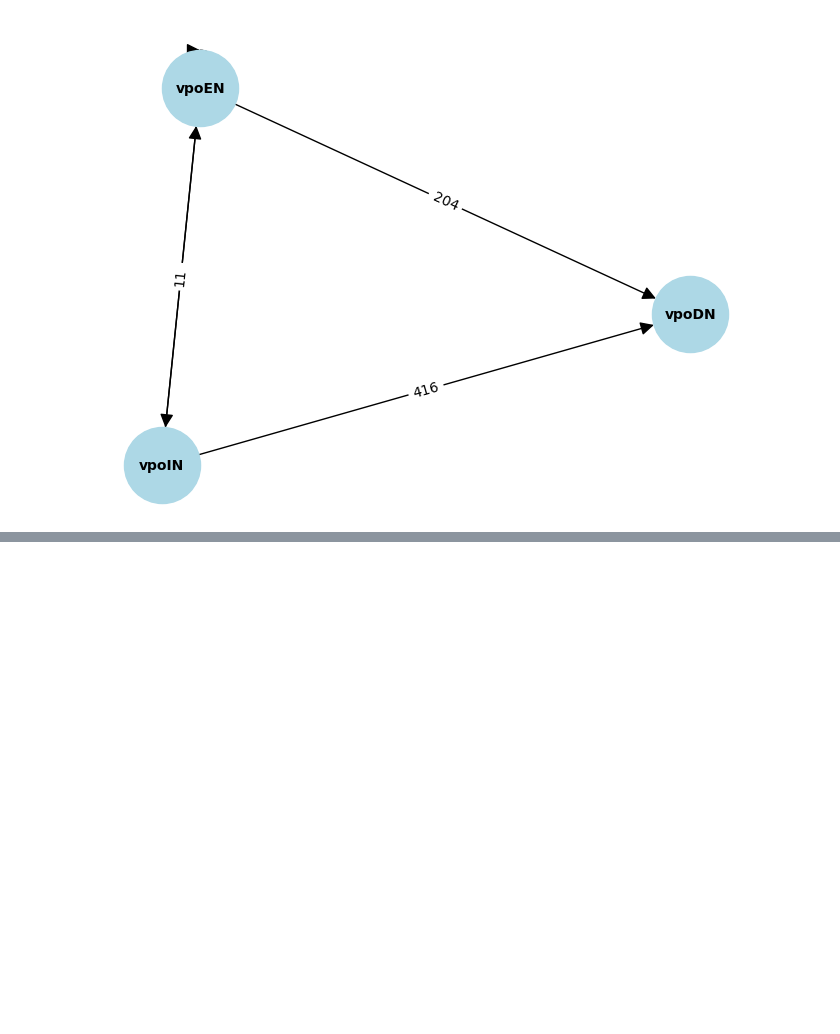
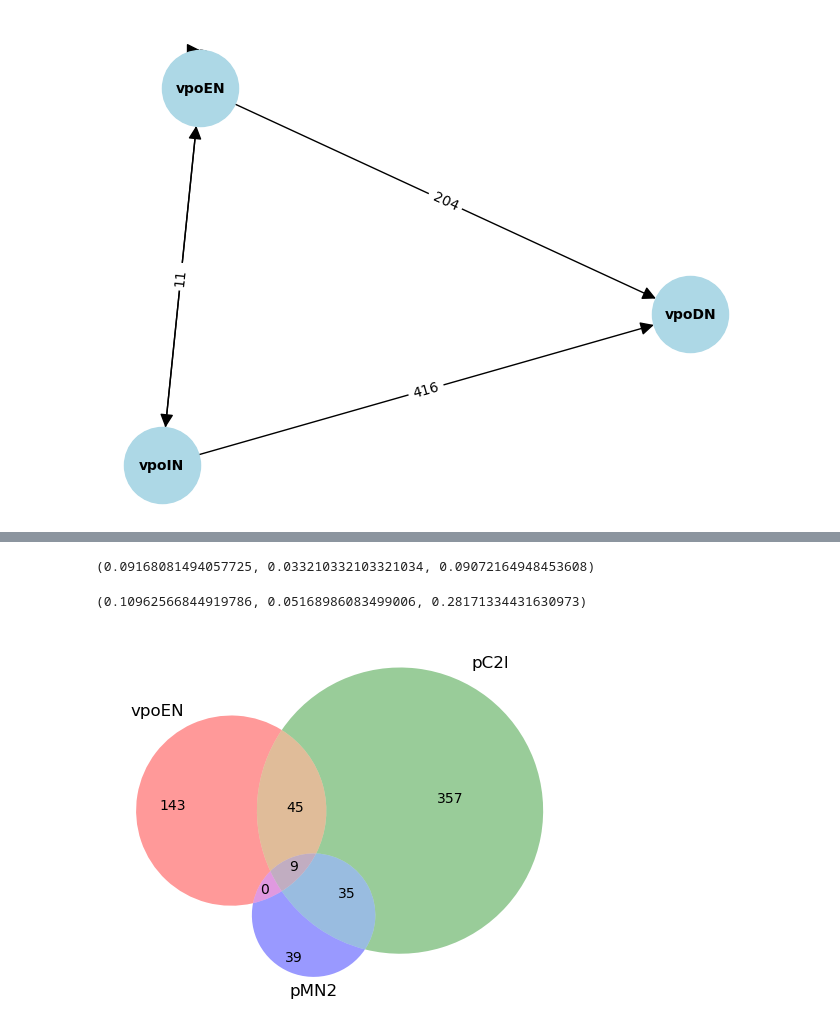
Before and after one commit to Gutierrez-lab/auditory-analysis, a Jupyter notebook: vpo_triad.ipynb, the cells around one changed output, grey strips where cells are left out. Cells and saved outputs as stored; diff of their text form; code cells hidden in the pictures; blank space fills up the shorter version.

```diff
--- a/vpo_triad.ipynb
+++ b/vpo_triad.ipynb
@@ -243,0 +517,12 @@ nx.draw_networkx_edge_labels(G, pos, edge_labels=edge_labels)
+# %%
+# inputs to vpoENs
+vpoEN_input_conns = simple_conns[simple_conns['post_root_id'].isin(sexy_neurons[sexy_neurons['cell_type'] == 'vpoEN']['id'].tolist())]
+vpoEN_inputs = vpoEN_input_conns['pre_root_id'].tolist()
+# %%
+# inputs to pC2l
+pC2l_input_conns = simple_conns[simple_conns['post_root_id'].isin(sexy_neurons[sexy_neurons['cell_type'] == 'pC2l']['id'].tolist())]
+pC2l_inputs = pC2l_input_conns['pre_root_id'].tolist()
+# %%
+# inputs to pMN2
+pMN2_input_conns = simple_conns[simple_conns['post_root_id'].isin(sexy_neurons[sexy_neurons['cell_type'] == 'pMN2']['id'].tolist())]
+pMN2_inputs = pMN2_input_conns['pre_root_id'].tolist()
@@ -243,0 +533,7 @@ nx.draw_networkx_edge_labels(G, pos, edge_labels=edge_labels)
+# %%
+# sets of inputs for finding overlaps
+vpoEN_set = set(vpoEN_inputs)
+pC2l_set = set(pC2l_inputs)
+pMN1_set = set(pMN1_inputs)
+pMN2_set = set(pMN2_inputs)
+all_set = vpoEN_set.union(pC2l_set).union(pMN1_set).union(pMN2_set)
@@ -243,0 +546,15 @@ nx.draw_networkx_edge_labels(G, pos, edge_labels=edge_labels)
+# %%
+jaccard_similarity(vpoEN_set, pC2l_set), jaccard_similarity(vpoEN_set, pMN2_set), jaccard_similarity(pC2l_set, pMN2_set)
+# %% [output]
+(0.09168081494057725, 0.033210332103321034, 0.09072164948453608)
+# %%
+jaccard_similarity(pMN1_set, pMN2_set), jaccard_similarity(pMN1_set, vpoEN_set), jaccard_similarity(pMN1_set, pC2l_set)
+# %% [output]
+(0.10962566844919786, 0.05168986083499006, 0.28171334431630973)
+# %%
+# figure of overlap of inputs to SLP410_R, oviDNb_R, oviDNa_R
+from matplotlib_venn import venn3
+venn3((vpoEN_set, pC2l_set, pMN2_set), ('vpoEN', 'pC2l', 'pMN2'))
+plt.show()
+# %% [output]
+[figure, added]
```
Also changed, not shown: parts of 27 cells of this notebook, 13 other files.
